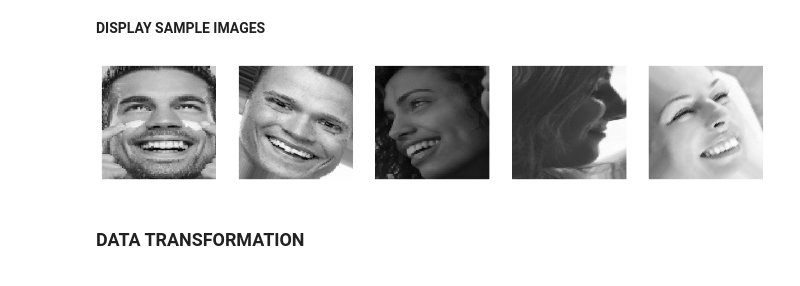
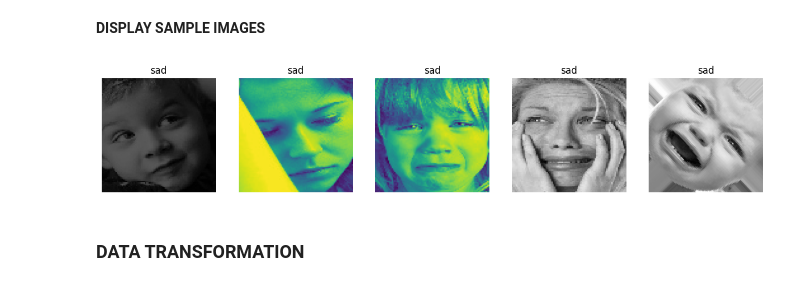
Before and after one commit to joseph-4640/Human-emotions-detection, a Jupyter notebook: detect.ipynb, the cells around one changed output. Cells and saved outputs as stored; diff of their text form; code cells hidden in the pictures.

```diff
--- a/detect.ipynb
+++ b/detect.ipynb
@@ -100,12 +100,13 @@ def sample_images(dir, classname):
   for i in range(5):
     img = Image.open(os.path.join(class_dir, images_sample[i]))
     ax[i].imshow(img)
+    ax[i].set_title(classname)
     ax[i].axis("off")
   plt.show()
 # %%
-sample_images(train_dir, "happy")
+sample_images(train_dir, "sad")
 # %% [output]
-[figure, old version]
+[figure, new version]
 # %% [markdown]
 ### **DATA TRANSFORMATION**
 # %% [markdown]
```
Also changed, not shown: parts of 16 cells of this notebook.
